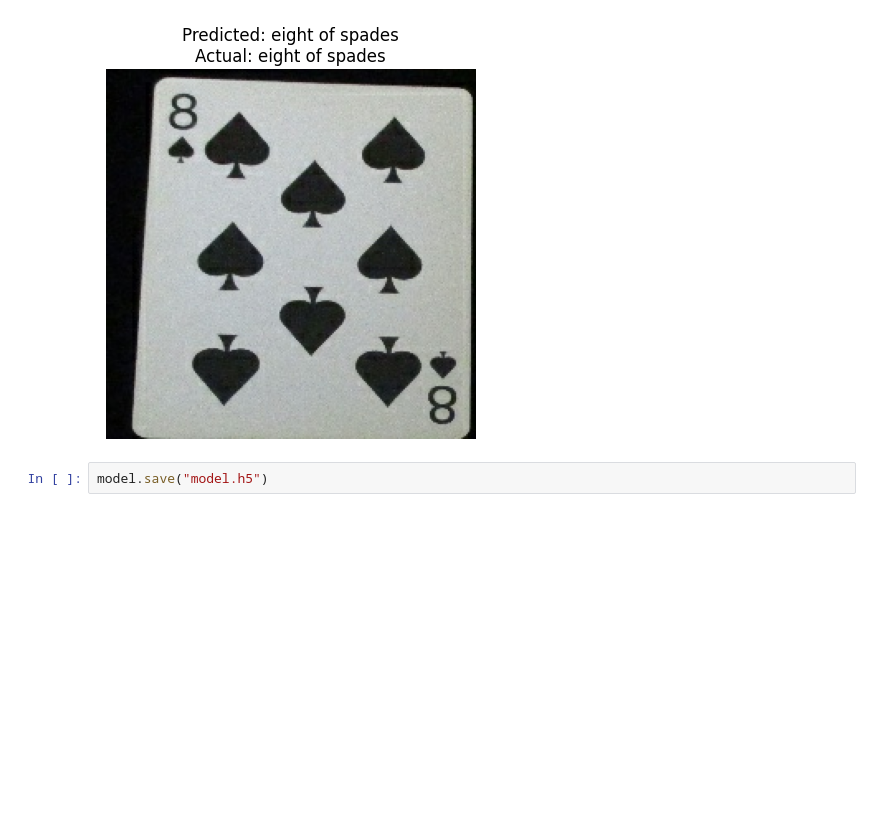
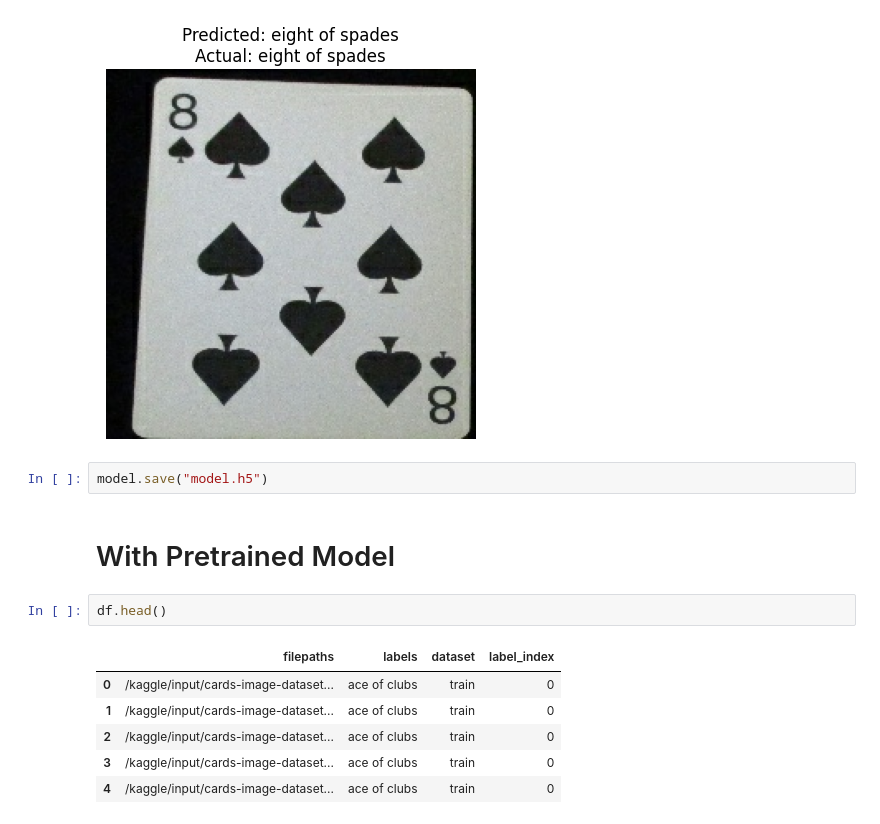
Before and after one commit to kcv-if/kcvanguard-workshop-2025, a Jupyter notebook: day-3/train/kcvanguard-day-3.ipynb, the cells around one changed output. Saved outputs shown, nothing was run; the diff lists cells and outputs as text; blank space fills up the shorter version.

```diff
--- a/day-3/train/kcvanguard-day-3.ipynb
+++ b/day-3/train/kcvanguard-day-3.ipynb
@@ -301,3 +301,14 @@ plt.show()
 [figure]
 # %%
 model.save("model.h5")
+# %% [markdown]
+# With Pretrained Model
+# %%
+df.head()
+# %% [output]
+|  | filepaths | labels | dataset | label_index |
+| 0 | /kaggle/input/cards-image-dataset... | ace of clubs | train | 0 |
+| 1 | /kaggle/input/cards-image-dataset... | ace of clubs | train | 0 |
+| 2 | /kaggle/input/cards-image-dataset... | ace of clubs | train | 0 |
+| 3 | /kaggle/input/cards-image-dataset... | ace of clubs | train | 0 |
+| 4 | /kaggle/input/cards-image-dataset... | ace of clubs | train | 0 |
```
Also changed, not shown: parts of 12 cells of this notebook, 2 other files.
